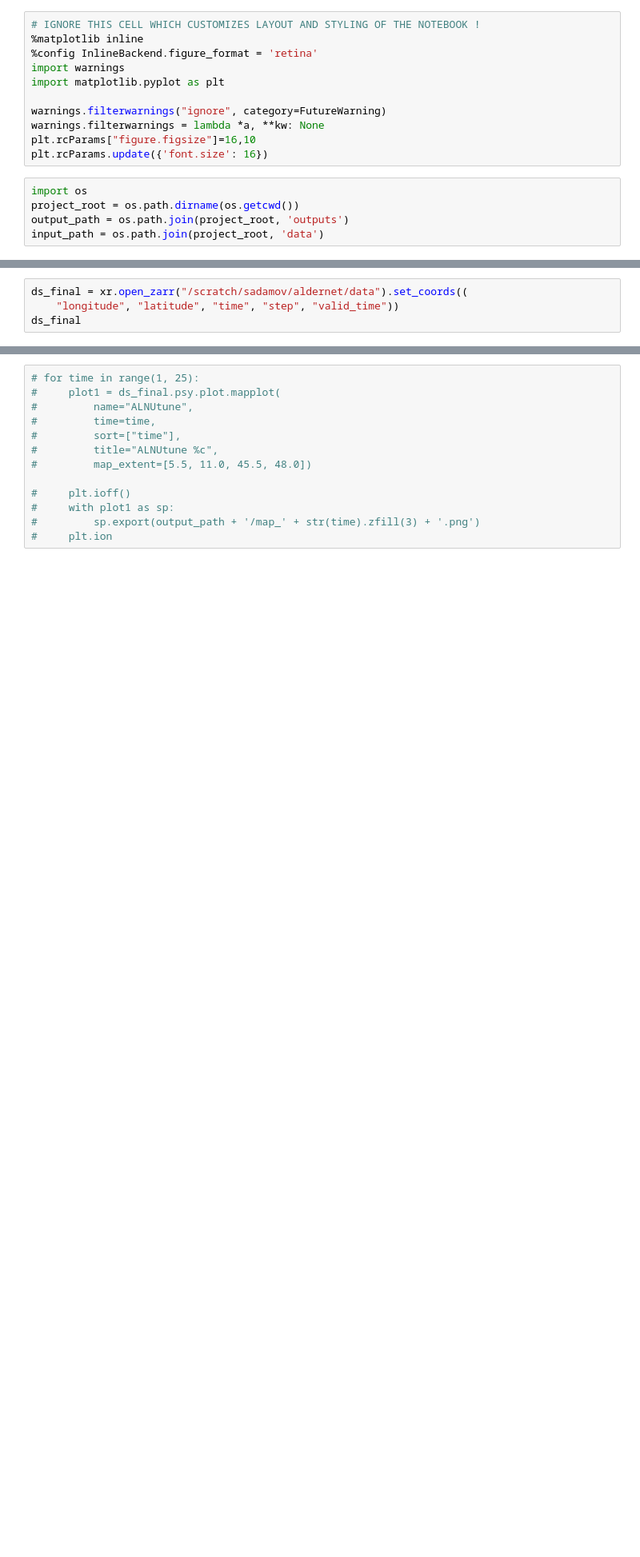
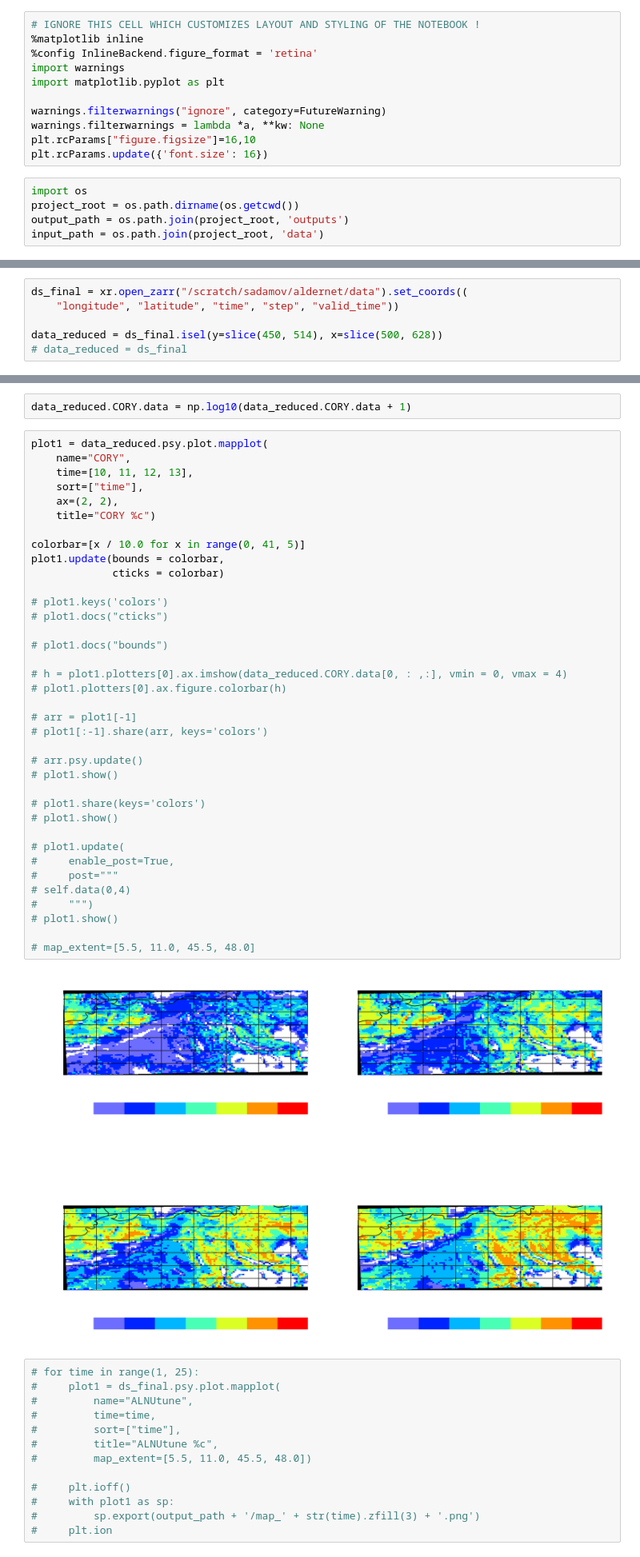
Before and after one commit to MeteoSwiss/aldernet, a Jupyter notebook: src/plots.ipynb, the cells around one changed output, grey strips where cells are left out. Shown: that part at 80% size. Cells and saved outputs as stored; diff of their text form; blank space fills up the shorter version.

Commit message:
Data Normalization and Log

```diff
--- a/src/plots.ipynb
+++ b/src/plots.ipynb
@@ -29,4 +30,6 @@ from PIL import Image
 # %%
 ds_final = xr.open_zarr("/scratch/sadamov/aldernet/data").set_coords((
     "longitude", "latitude", "time", "step", "valid_time"))
-ds_final
+
+data_reduced = ds_final.isel(y=slice(450, 514), x=slice(500, 628))
+# data_reduced = ds_final
@@ -41,3 +36,44 @@ plot1 = ds_final.psy.plot.mapplot(
+# %%
+data_reduced.CORY.data = np.log10(data_reduced.CORY.data + 1)
+# %%
+plot1 = data_reduced.psy.plot.mapplot(
+    name="CORY",
+    time=[10, 11, 12, 13],
+    sort=["time"],
+    ax=(2, 2),
+    title="CORY %c")
+
+colorbar=[x / 10.0 for x in range(0, 41, 5)]
+plot1.update(bounds = colorbar,
+             cticks = colorbar)
+
+# plot1.keys('colors')
+# plot1.docs("cticks")
+
+# plot1.docs("bounds")
+
+# h = plot1.plotters[0].ax.imshow(data_reduced.CORY.data[0, : ,:], vmin = 0, vmax = 4)
+# plot1.plotters[0].ax.figure.colorbar(h)
+
+# arr = plot1[-1]
+# plot1[:-1].share(arr, keys='colors')
+
+# arr.psy.update()
+# plot1.show()
+
+# plot1.share(keys='colors')
+# plot1.show()
+
+# plot1.update(
+#     enable_post=True,
+#     post="""
+# self.data(0,4)
+#     """)
+# plot1.show()
+
+# map_extent=[5.5, 11.0, 45.5, 48.0]
+# %% [output]
+[figure, added]
 # %%
 # for time in range(1, 25):
 #     plot1 = ds_final.psy.plot.mapplot(
```
Also changed, not shown: parts of 2 cells of this notebook, 2 other files.
